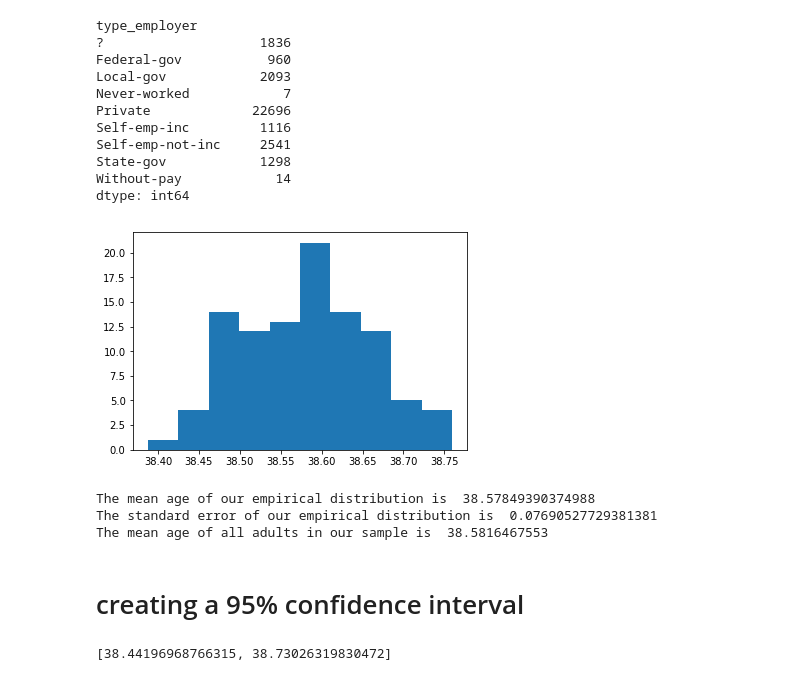
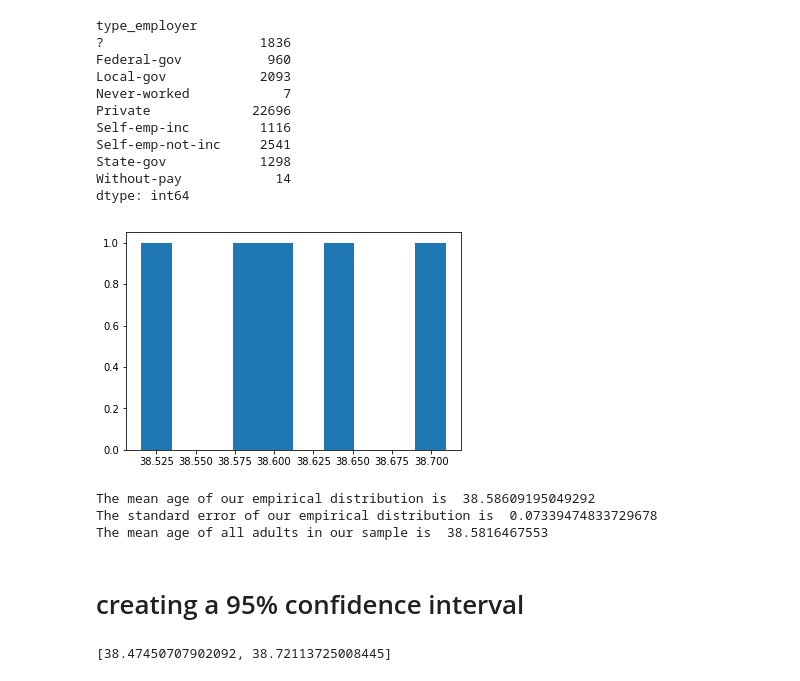
Before and after one commit to bpark4/Math2212_Parkosewich, a Jupyter notebook: M2_Statistics/M2_Adult.ipynb, the cells around one changed output. Cells and saved outputs as stored; diff of their text form; code cells hidden in the pictures.

```diff
--- a/M2_Statistics/M2_Adult.ipynb
+++ b/M2_Statistics/M2_Adult.ipynb
@@ -774,19 +774,19 @@ def mean_bootstrap(sample_data, number_of_resamples):
         x[i] = np.mean(resample)
     return x
 # %%
-m = mean_bootstrap(adult['age'], 100) # usually would do about 10,000 resamples
+m = mean_bootstrap(adult['age'], 5) # usually would do about 10,000 resamples
 
 plt.hist(m)
 plt.show()
 # %% [output]
-[figure, old version]
+[figure, new version]
 # %%
 print "The mean age of our empirical distribution is ", np.mean(m)
 print "The standard error of our empirical distribution is ", np.std(m)
 print "The mean age of all adults in our sample is ", np.mean(adult['age'])
 # %% [output]
-The mean age of our empirical distribution is  38.57849390374988
-The standard error of our empirical distribution is  0.07690527729381381
+The mean age of our empirical distribution is  38.58609195049292
+The standard error of our empirical distribution is  0.07339474833729678
 The mean age of all adults in our sample is  38.5816467553
 # %% [markdown]
 # creating a 95% confidence interval
@@ -794,4 +794,4 @@ The mean age of all adults in our sample is  38.5816467553
 ci = [np.percentile(m,2.5), np.percentile(m,97.5)]
 ci
 # %% [output]
-[38.44196968766315, 38.73026319830472]
+[38.47450707902092, 38.72113725008445]
```
Also changed, not shown: 1 other file.
